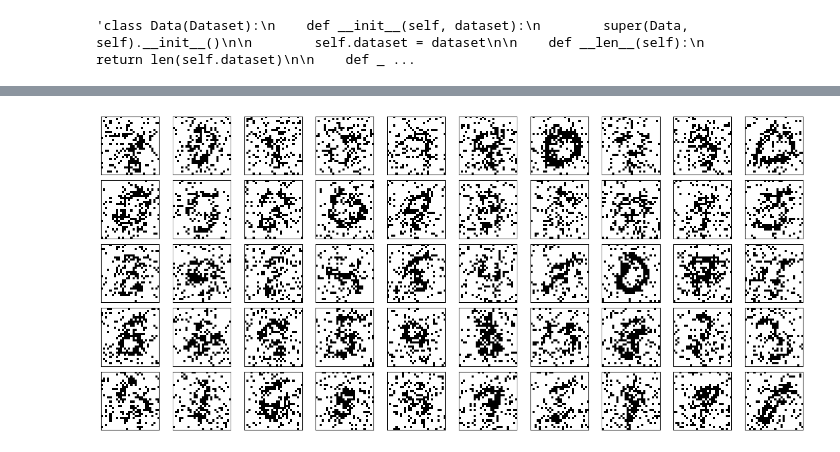
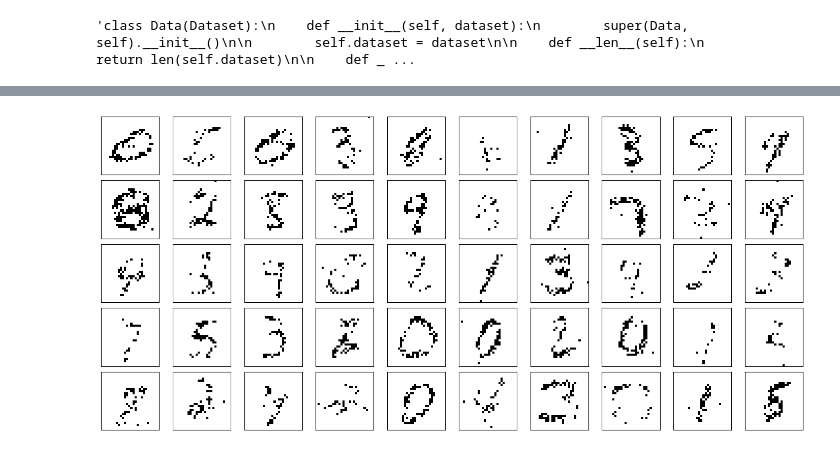
Before and after one commit to tayfununal/PyTorch, a Jupyter notebook: 05_mnist_nice.ipynb, the cells around one changed output, grey strips where cells are left out. Saved outputs shown, nothing was run; the diff lists cells and outputs as text; code cells hidden in the pictures.

```diff
--- a/05_mnist_nice.ipynb
+++ b/05_mnist_nice.ipynb
@@ -188,7 +188,7 @@ prior = torch.distributions.multivariate_normal.MultivariateNormal(loc=torch.zer
 prior = torch.distributions.normal.Normal(loc=torch.zeros((data_dim)),
                                                     scale=torch.ones((data_dim)))
 """
-model = NICE(input_dim=data_dim, hidden_layer=256, num_flows=10)
+model = NICE(input_dim=data_dim, hidden_layer=256, num_flows=16)
 
-train_loader = DataLoader(train_data, batch_size=10000, shuffle=True)
+train_loader = DataLoader(train_data, batch_size=2000, shuffle=True)
 # %%
@@ -300,17 +318,17 @@ fig.show()
 # %%
 test = prior.sample((1797,))
-sonuc = torch.abs(model.f_inv(test))
-sonuc[sonuc[:]>=0.5] = 1
-sonuc[sonuc[:]<0.5] = 0
+sonuc = model.f_inv(test)
+sonuc[sonuc[:]>0.6] = 1
+sonuc[sonuc[:]<=0.6] = 0
 
 fig, axs = plt.subplots(5, 10, sharex=True, sharey=True, figsize=(18, 8), subplot_kw={'xticks':[], 'yticks':[]}, gridspec_kw=dict(hspace=0.1, wspace=0.1))
 
 for i in range(0,10):
 
-    axs[0, i].imshow((sonuc[i]).detach().numpy().reshape((28,28)), cmap='binary', interpolation='nearest', clim=(0, 0.8))
-    axs[1, i].imshow((sonuc[10+i]).detach().numpy().reshape((28,28)), cmap='binary', interpolation='nearest', clim=(0, 0.8))
-    axs[2, i].imshow((sonuc[20+i]).detach().numpy().reshape((28,28)), cmap='binary', interpolation='nearest', clim=(0, 0.8))
-    axs[3, i].imshow((sonuc[30+i]).detach().numpy().reshape((28,28)), cmap='binary', interpolation='nearest', clim=(0, 0.8))
-    axs[4, i].imshow((sonuc[40+i]).detach().numpy().reshape((28,28)), cmap='binary', interpolation='nearest', clim=(0, 0.8))
+    axs[0, i].imshow((sonuc[i]).detach().numpy().reshape((28,28)), cmap='binary', interpolation='nearest', clim=(0, 1))
+    axs[1, i].imshow((sonuc[10+i]).detach().numpy().reshape((28,28)), cmap='binary', interpolation='nearest', clim=(0, 1))
+    axs[2, i].imshow((sonuc[20+i]).detach().numpy().reshape((28,28)), cmap='binary', interpolation='nearest', clim=(0, 1))
+    axs[3, i].imshow((sonuc[30+i]).detach().numpy().reshape((28,28)), cmap='binary', interpolation='nearest', clim=(0, 1))
+    axs[4, i].imshow((sonuc[40+i]).detach().numpy().reshape((28,28)), cmap='binary', interpolation='nearest', clim=(0, 1))
 fig.show()
 # %% [output]
@@ -318,17 +336,17 @@ fig.show()
 # %%
 test = prior.sample((1797,))
-sonuc = torch.nn.ReLU()(model.f_inv(test))
-sonuc[sonuc[:]>=0.5] = 1
-sonuc[sonuc[:]<0.5] = 0
+sonuc = (model.f_inv(test))
+sonuc[sonuc[:]>0.7] = 1
+sonuc[sonuc[:]<=0.7] = 0
 fig, axs = plt.subplots(5, 10, sharex=True, sharey=True, figsize=(18, 8), subplot_kw={'xticks':[], 'yticks':[]}, gridspec_kw=dict(hspace=0.1, wspace=0.1))
 
 for i in range(0,10):
 
-    axs[0, i].imshow((sonuc[i]).detach().numpy().reshape((28,28)), cmap='binary', interpolation='nearest', clim=(0, 0.8))
-    axs[1, i].imshow((sonuc[10+i]).detach().numpy().reshape((28,28)), cmap='binary', interpolation='nearest', clim=(0, 0.8))
-    axs[2, i].imshow((sonuc[20+i]).detach().numpy().reshape((28,28)), cmap='binary', interpolation='nearest', clim=(0, 0.8))
-    axs[3, i].imshow((sonuc[30+i]).detach().numpy().reshape((28,28)), cmap='binary', interpolation='nearest', clim=(0, 0.8))
-    axs[4, i].imshow((sonuc[40+i]).detach().numpy().reshape((28,28)), cmap='binary', interpolation='nearest', clim=(0, 0.8))
+    axs[0, i].imshow((sonuc[i]).detach().numpy().reshape((28,28)), cmap='binary', interpolation='nearest', clim=(0, 1))
+    axs[1, i].imshow((sonuc[10+i]).detach().numpy().reshape((28,28)), cmap='binary', interpolation='nearest', clim=(0, 1))
+    axs[2, i].imshow((sonuc[20+i]).detach().numpy().reshape((28,28)), cmap='binary', interpolation='nearest', clim=(0, 1))
+    axs[3, i].imshow((sonuc[30+i]).detach().numpy().reshape((28,28)), cmap='binary', interpolation='nearest', clim=(0, 1))
+    axs[4, i].imshow((sonuc[40+i]).detach().numpy().reshape((28,28)), cmap='binary', interpolation='nearest', clim=(0, 1))
 fig.show()
 # %% [output]
-[figure, old version]
+[figure, new version]
```
Also changed, not shown: parts of 10 cells of this notebook.
